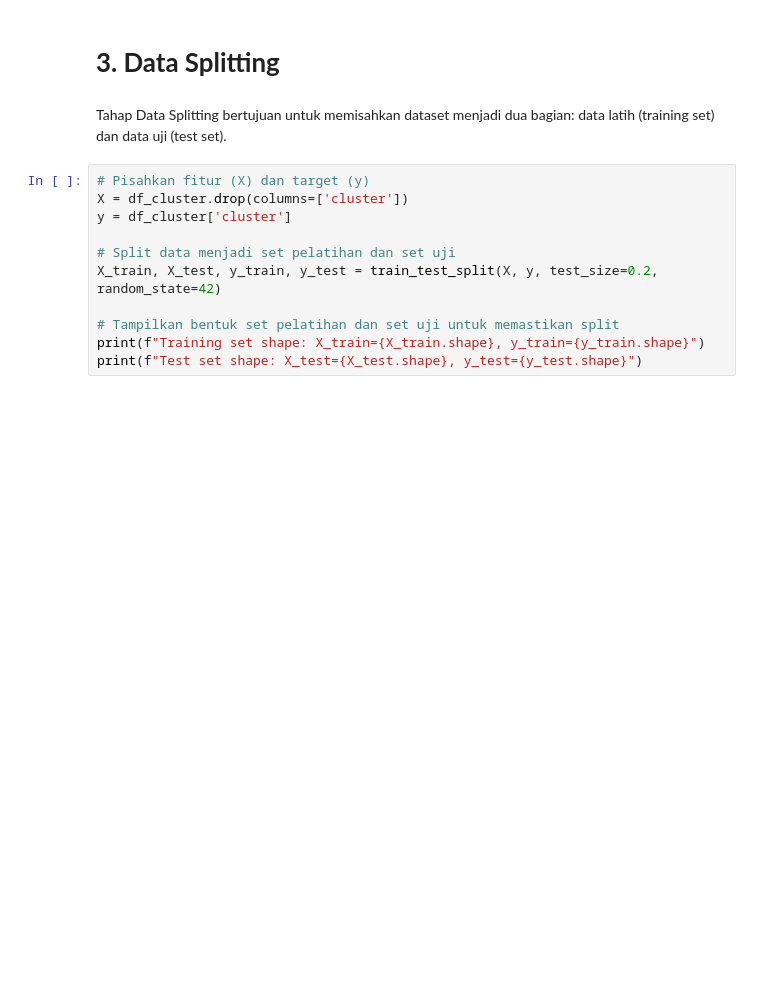
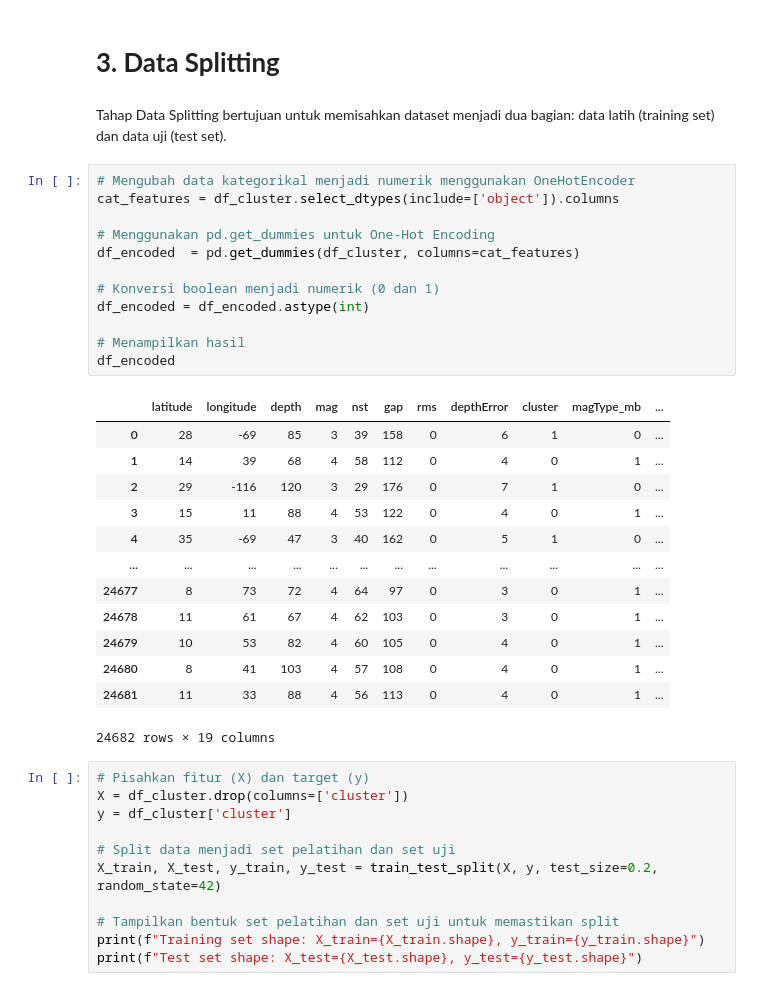
Before and after one commit to septiisdayanna/earthquakes_clustering, a Jupyter notebook: [Klasifikasi]_Submission_Akhir_BMLP_Your_Name.ipynb, the cells around one changed output. Drawn from its saved outputs; the diff is of its cells as text; blank space fills up the shorter version.

Commit message:
encoding dan data splitting

```diff
--- a/[Klasifikasi]_Submission_Akhir_BMLP_Your_Name.ipynb
+++ b/[Klasifikasi]_Submission_Akhir_BMLP_Your_Name.ipynb
@@ -34,6 +34,32 @@ df_cluster.head()
 # **3. Data Splitting**
 # %% [markdown]
 Tahap Data Splitting bertujuan untuk memisahkan dataset menjadi dua bagian: data latih (training set) dan data uji (test set).
+# %%
+# Mengubah data kategorikal menjadi numerik menggunakan OneHotEncoder
+cat_features = df_cluster.select_dtypes(include=['object']).columns
+
+# Menggunakan pd.get_dummies untuk One-Hot Encoding
+df_encoded  = pd.get_dummies(df_cluster, columns=cat_features)
+
+# Konversi boolean menjadi numerik (0 dan 1)
+df_encoded = df_encoded.astype(int)
+
+# Menampilkan hasil
+df_encoded
+# %% [output]
+|  | latitude | longitude | depth | mag | nst | gap | rms | depthError | cluster | magType_mb | ... |
+| 0 | 28 | -69 | 85 | 3 | 39 | 158 | 0 | 6 | 1 | 0 | ... |
+| 1 | 14 | 39 | 68 | 4 | 58 | 112 | 0 | 4 | 0 | 1 | ... |
+| 2 | 29 | -116 | 120 | 3 | 29 | 176 | 0 | 7 | 1 | 0 | ... |
+| 3 | 15 | 11 | 88 | 4 | 53 | 122 | 0 | 4 | 0 | 1 | ... |
+| 4 | 35 | -69 | 47 | 3 | 40 | 162 | 0 | 5 | 1 | 0 | ... |
+| ... | ... | ... | ... | ... | ... | ... | ... | ... | ... | ... | ... |
+| 24677 | 8 | 73 | 72 | 4 | 64 | 97 | 0 | 3 | 0 | 1 | ... |
+| 24678 | 11 | 61 | 67 | 4 | 62 | 103 | 0 | 3 | 0 | 1 | ... |
+| 24679 | 10 | 53 | 82 | 4 | 60 | 105 | 0 | 4 | 0 | 1 | ... |
+| 24680 | 8 | 41 | 103 | 4 | 57 | 108 | 0 | 4 | 0 | 1 | ... |
+| 24681 | 11 | 33 | 88 | 4 | 56 | 113 | 0 | 4 | 0 | 1 | ... |
+24682 rows × 19 columns
 # %%
 # Pisahkan fitur (X) dan target (y)
 X = df_cluster.drop(columns=['cluster'])
```
